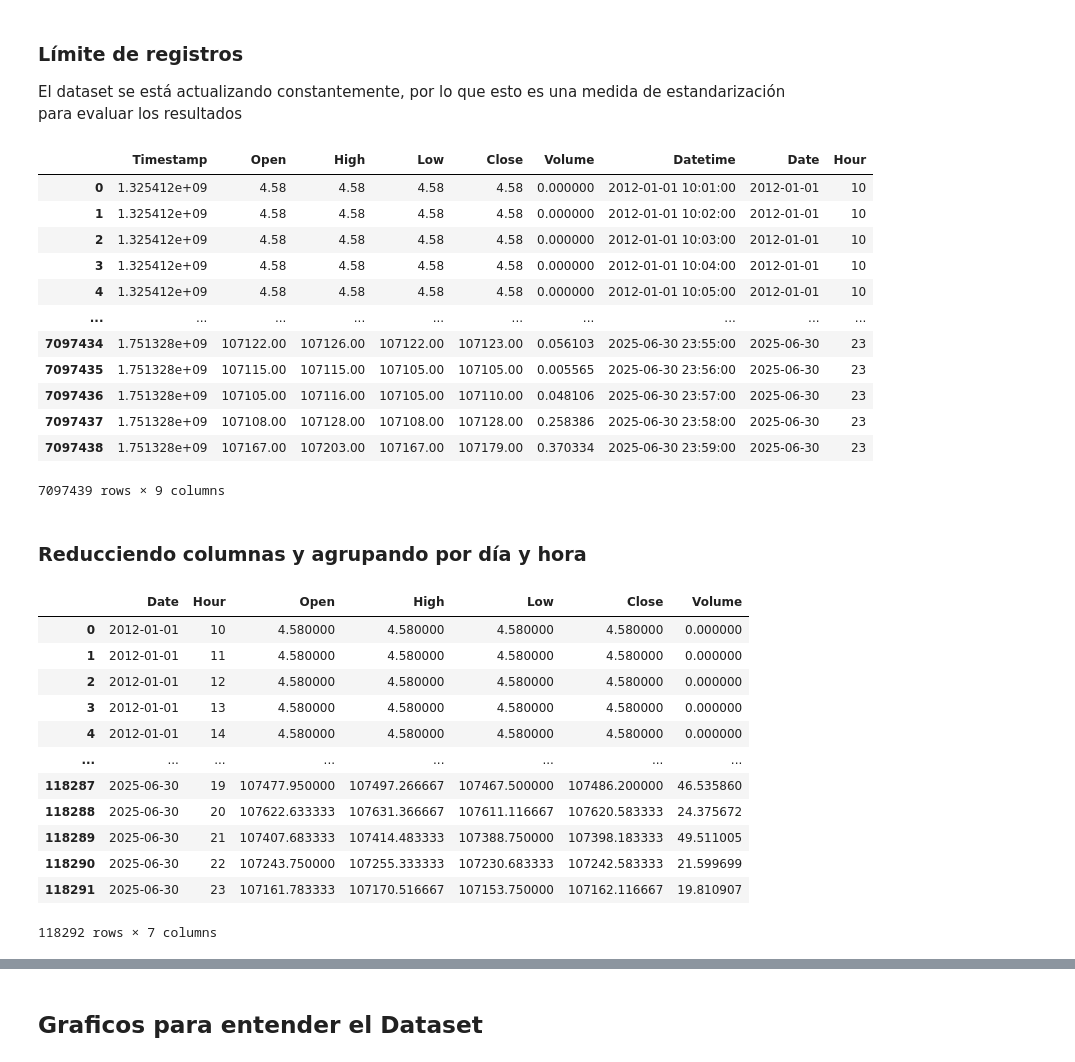
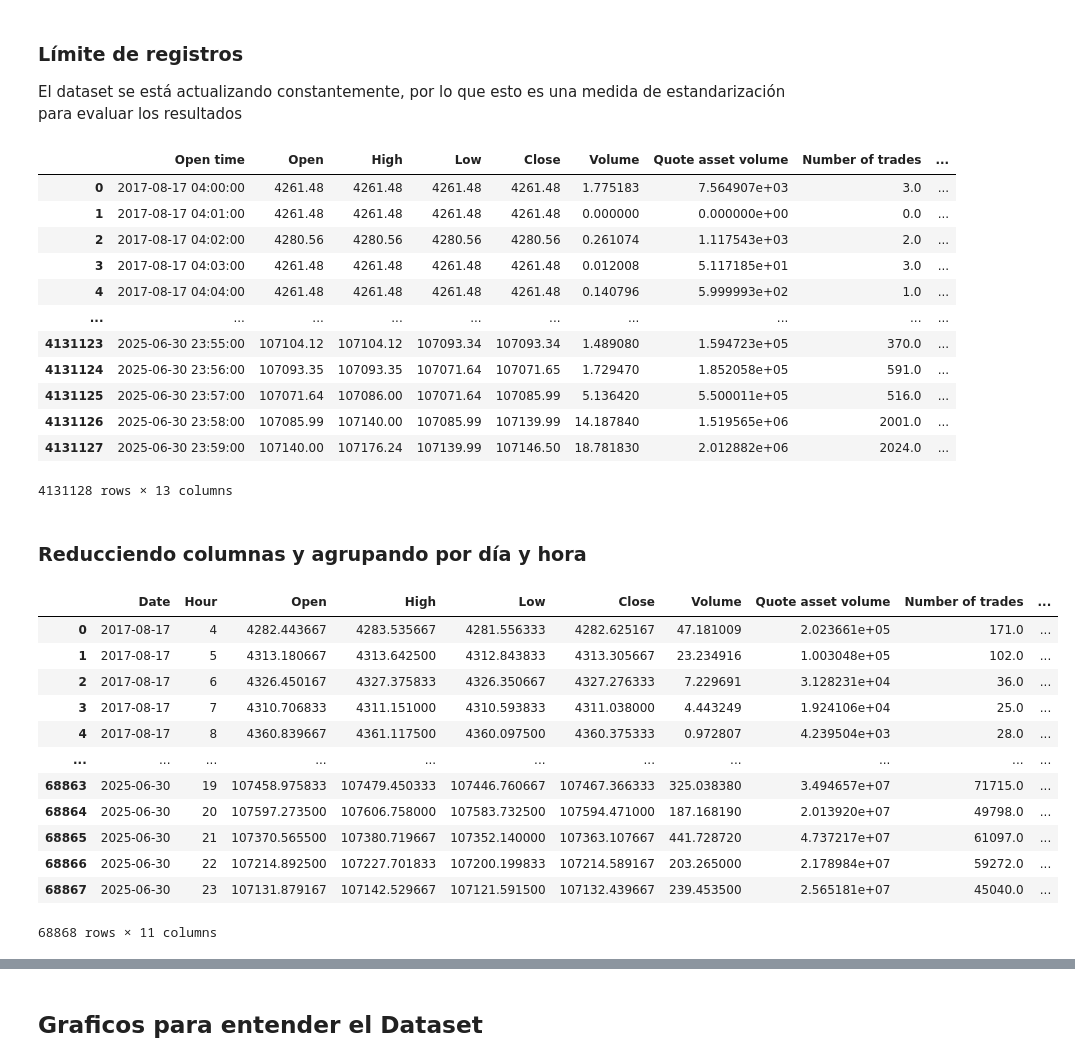
Before and after one commit to DavierGonz/ModeloPredictivoBitcoin, a Jupyter notebook: ModeloPredictivoBitcoin.ipynb, the cells around one changed output, grey strips where cells are left out. Drawn from its saved outputs; the diff is of its cells as text; code cells hidden in the pictures.

```diff
--- a/ModeloPredictivoBitcoin.ipynb
+++ b/ModeloPredictivoBitcoin.ipynb
@@ -55,7 +56,7 @@ df
 ### **Opción 2:**
 Manera Tradicional de importar el dataset
 # %%
-df_original = pd.read_csv(r"C:\PythonProjects\IA-TalentoTech\Proyecto\btcusd_1-min_data.csv")
+df_original = pd.read_csv(r"C:\PythonProjects\IA-TalentoTech\Proyecto\BTCUSD_1m_Binance.csv")
 df = df_original.copy()
 df
 # %% [output]
@@ -139,0 +152,3 @@ dtype: int64
+# %%
+df.drop(columns=["Ignore", "Close time"], inplace=True)
+df.columns
@@ -142,8 +162,13 @@ dtype: int64
 # %%
-df["Datetime"] = pd.to_datetime(df["Timestamp"], unit="s")
+# Convertir a datetime
+df["Datetime"] = pd.to_datetime(df["Open time"])
+
+# Extraer fecha y hora
 df["Date"] = df["Datetime"].dt.date
 df["Hour"] = df["Datetime"].dt.hour
 
+# Convertir Date a datetime64
+df["Date"] = pd.to_datetime(df["Date"])
 df.info()
 # %% [output]
 <class 'pandas.core.frame.DataFrame'>
@@ -193,38 +200,48 @@ df = df[df['Date'] <= pd.Timestamp(dt.date(year=2025, month=6, day=30))]
 # %%
 df
 # %% [output]
-|  | Timestamp | Open | High | Low | Close | Volume | Datetime | Date | Hour |
-| 0 | 1.325412e+09 | 4.58 | 4.58 | 4.58 | 4.58 | 0.000000 | 2012-01-01 10:01:00 | 2012-01-01 | 10 |
-| 1 | 1.325412e+09 | 4.58 | 4.58 | 4.58 | 4.58 | 0.000000 | 2012-01-01 10:02:00 | 2012-01-01 | 10 |
-| 2 | 1.325412e+09 | 4.58 | 4.58 | 4.58 | 4.58 | 0.000000 | 2012-01-01 10:03:00 | 2012-01-01 | 10 |
-| 3 | 1.325412e+09 | 4.58 | 4.58 | 4.58 | 4.58 | 0.000000 | 2012-01-01 10:04:00 | 2012-01-01 | 10 |
-| 4 | 1.325412e+09 | 4.58 | 4.58 | 4.58 | 4.58 | 0.000000 | 2012-01-01 10:05:00 | 2012-01-01 | 10 |
+|  | Open time | Open | High | Low | Close | Volume | Quote asset volume | Number of trades | ... |
+| 0 | 2017-08-17 04:00:00 | 4261.48 | 4261.48 | 4261.48 | 4261.48 | 1.775183 | 7.564907e+03 | 3.0 | ... |
+| 1 | 2017-08-17 04:01:00 | 4261.48 | 4261.48 | 4261.48 | 4261.48 | 0.000000 | 0.000000e+00 | 0.0 | ... |
+| 2 | 2017-08-17 04:02:00 | 4280.56 | 4280.56 | 4280.56 | 4280.56 | 0.261074 | 1.117543e+03 | 2.0 | ... |
+| 3 | 2017-08-17 04:03:00 | 4261.48 | 4261.48 | 4261.48 | 4261.48 | 0.012008 | 5.117185e+01 | 3.0 | ... |
+| 4 | 2017-08-17 04:04:00 | 4261.48 | 4261.48 | 4261.48 | 4261.48 | 0.140796 | 5.999993e+02 | 1.0 | ... |
 | ... | ... | ... | ... | ... | ... | ... | ... | ... | ... |
-| 7097434 | 1.751328e+09 | 107122.00 | 107126.00 | 107122.00 | 107123.00 | 0.056103 | 2025-06-30 23:55:00 | 2025-06-30 | 23 |
-| 7097435 | 1.751328e+09 | 107115.00 | 107115.00 | 107105.00 | 107105.00 | 0.005565 | 2025-06-30 23:56:00 | 2025-06-30 | 23 |
-| 7097436 | 1.751328e+09 | 107105.00 | 107116.00 | 107105.00 | 107110.00 | 0.048106 | 2025-06-30 23:57:00 | 2025-06-30 | 23 |
-| 7097437 | 1.751328e+09 | 107108.00 | 107128.00 | 107108.00 | 107128.00 | 0.258386 | 2025-06-30 23:58:00 | 2025-06-30 | 23 |
-| 7097438 | 1.751328e+09 | 107167.00 | 107203.00 | 107167.00 | 107179.00 | 0.370334 | 2025-06-30 23:59:00 | 2025-06-30 | 23 |
+| 4131123 | 2025-06-30 23:55:00 | 107104.12 | 107104.12 | 107093.34 | 107093.34 | 1.489080 | 1.594723e+05 | 370.0 | ... |
+| 4131124 | 2025-06-30 23:56:00 | 107093.35 | 107093.35 | 107071.64 | 107071.65 | 1.729470 | 1.852058e+05 | 591.0 | ... |
+| 4131125 | 2025-06-30 23:57:00 | 107071.64 | 107086.00 | 107071.64 | 107085.99 | 5.136420 | 5.500011e+05 | 516.0 | ... |
+| 4131126 | 2025-06-30 23:58:00 | 107085.99 | 107140.00 | 107085.99 | 107139.99 | 14.187840 | 1.519565e+06 | 2001.0 | ... |
+| 4131127 | 2025-06-30 23:59:00 | 107140.00 | 107176.24 | 107139.99 | 107146.50 | 18.781830 | 2.012882e+06 | 2024.0 | ... |
-7097439 rows × 9 columns
+4131128 rows × 13 columns
 # %% [markdown]
 ### Reducciendo columnas y agrupando por día y hora
 # %%
-df_horario = df.groupby(["Date", "Hour"])[["Open", "High", "Low", "Close"]].mean()
-df_horario["Volume"] = df.groupby(["Date", "Hour"])["Volume"].sum()
-df_horario = df_horario.reset_index()
-df_horario
+# Agrupar por Date y Hour
+df_hora = df.groupby(["Date", "Hour"])[["Open", "High", "Low", "Close"]].mean()
+
+# Agregar columnas con suma
+df_hora["Volume"] = df.groupby(["Date", "Hour"])["Volume"].sum()
+df_hora["Quote asset volume"] = df.groupby(["Date", "Hour"])["Quote asset volume"].sum()
+df_hora["Number of trades"] = df.groupby(["Date", "Hour"])["Number of trades"].sum()
+df_hora["Taker buy base asset volume"] = df.groupby(["Date", "Hour"])["Taker buy base asset volume"].sum()
+df_hora["Taker buy quote asset volume"] = df.groupby(["Date", "Hour"])["Taker buy quote asset volume"].sum()
+
+# Resetear índice
+df_hora = df_hora.reset_index()
+
+df_hora
 # %% [output]
-|  | Date | Hour | Open | High | Low | Close | Volume |
-| 0 | 2012-01-01 | 10 | 4.580000 | 4.580000 | 4.580000 | 4.580000 | 0.000000 |
-| 1 | 2012-01-01 | 11 | 4.580000 | 4.580000 | 4.580000 | 4.580000 | 0.000000 |
-| 2 | 2012-01-01 | 12 | 4.580000 | 4.580000 | 4.580000 | 4.580000 | 0.000000 |
-| 3 | 2012-01-01 | 13 | 4.580000 | 4.580000 | 4.580000 | 4.580000 | 0.000000 |
-| 4 | 2012-01-01 | 14 | 4.580000 | 4.580000 | 4.580000 | 4.580000 | 0.000000 |
-| ... | ... | ... | ... | ... | ... | ... | ... |
-| 118287 | 2025-06-30 | 19 | 107477.950000 | 107497.266667 | 107467.500000 | 107486.200000 | 46.535860 |
-| 118288 | 2025-06-30 | 20 | 107622.633333 | 107631.366667 | 107611.116667 | 107620.583333 | 24.375672 |
-| 118289 | 2025-06-30 | 21 | 107407.683333 | 107414.483333 | 107388.750000 | 107398.183333 | 49.511005 |
-| 118290 | 2025-06-30 | 22 | 107243.750000 | 107255.333333 | 107230.683333 | 107242.583333 | 21.599699 |
-| 118291 | 2025-06-30 | 23 | 107161.783333 | 107170.516667 | 107153.750000 | 107162.116667 | 19.810907 |
+|  | Date | Hour | Open | High | Low | Close | Volume | Quote asset volume | Number of trades | ... |
+| 0 | 2017-08-17 | 4 | 4282.443667 | 4283.535667 | 4281.556333 | 4282.625167 | 47.181009 | 2.023661e+05 | 171.0 | ... |
+| 1 | 2017-08-17 | 5 | 4313.180667 | 4313.642500 | 4312.843833 | 4313.305667 | 23.234916 | 1.003048e+05 | 102.0 | ... |
+| 2 | 2017-08-17 | 6 | 4326.450167 | 4327.375833 | 4326.350667 | 4327.276333 | 7.229691 | 3.128231e+04 | 36.0 | ... |
+| 3 | 2017-08-17 | 7 | 4310.706833 | 4311.151000 | 4310.593833 | 4311.038000 | 4.443249 | 1.924106e+04 | 25.0 | ... |
+| 4 | 2017-08-17 | 8 | 4360.839667 | 4361.117500 | 4360.097500 | 4360.375333 | 0.972807 | 4.239504e+03 | 28.0 | ... |
+| ... | ... | ... | ... | ... | ... | ... | ... | ... | ... | ... |
+| 68863 | 2025-06-30 | 19 | 107458.975833 | 107479.450333 | 107446.760667 | 107467.366333 | 325.038380 | 3.494657e+07 | 71715.0 | ... |
+| 68864 | 2025-06-30 | 20 | 107597.273500 | 107606.758000 | 107583.732500 | 107594.471000 | 187.168190 | 2.013920e+07 | 49798.0 | ... |
+| 68865 | 2025-06-30 | 21 | 107370.565500 | 107380.719667 | 107352.140000 | 107363.107667 | 441.728720 | 4.737217e+07 | 61097.0 | ... |
+| 68866 | 2025-06-30 | 22 | 107214.892500 | 107227.701833 | 107200.199833 | 107214.589167 | 203.265000 | 2.178984e+07 | 59272.0 | ... |
+| 68867 | 2025-06-30 | 23 | 107131.879167 | 107142.529667 | 107121.591500 | 107132.439667 | 239.453500 | 2.565181e+07 | 45040.0 | ... |
-118292 rows × 7 columns
+68868 rows × 11 columns
 # %%
```
Also changed, not shown: parts of 21 cells of this notebook.
